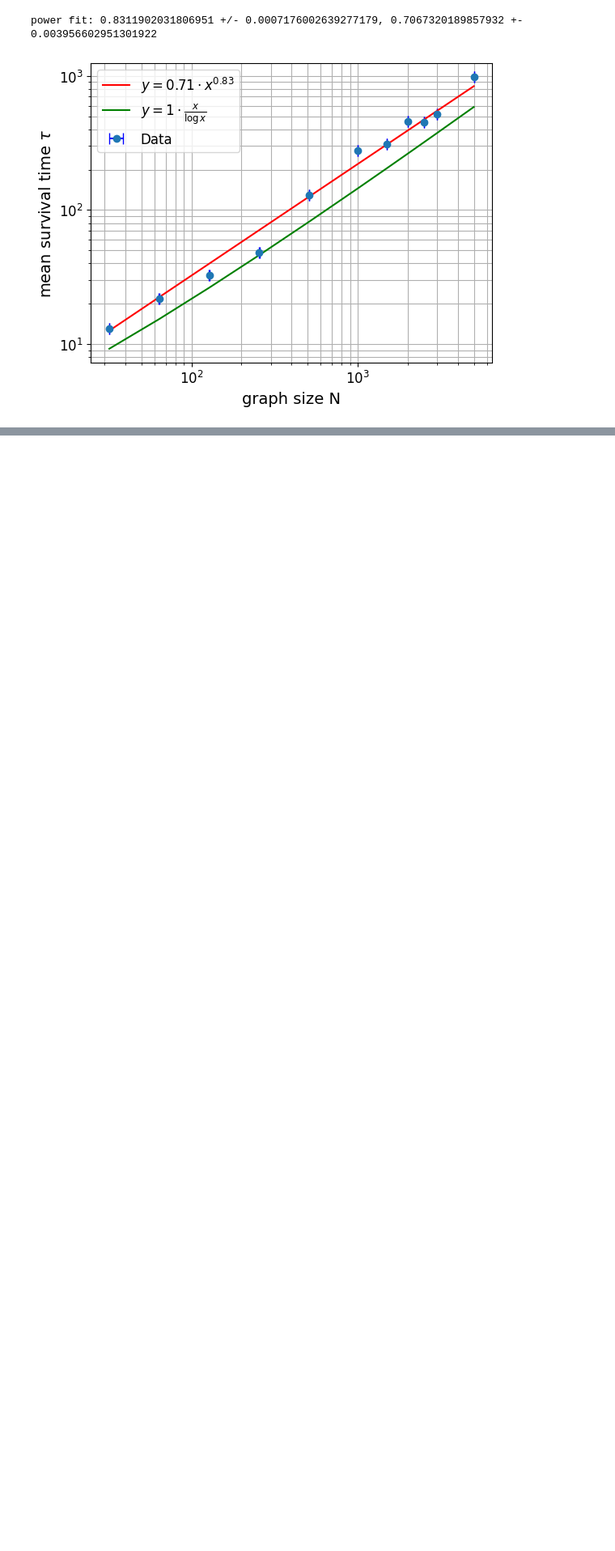
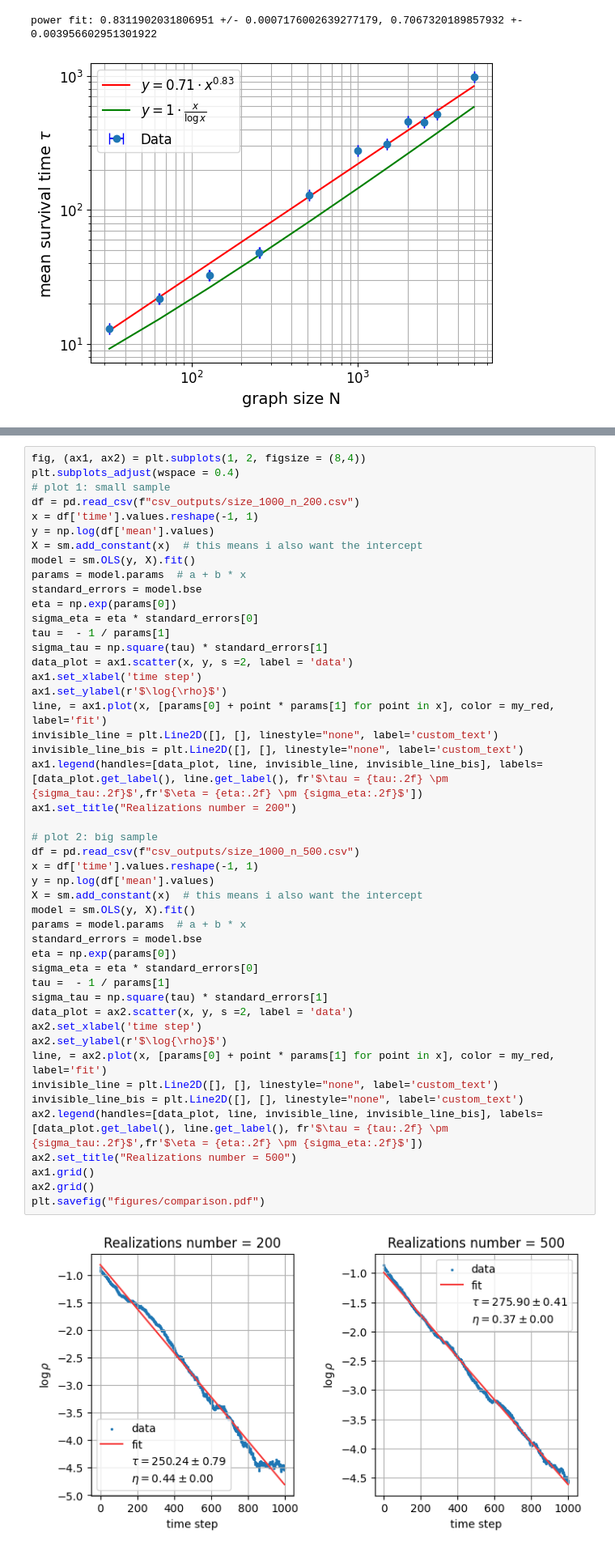
Before and after one commit to miriamzara/ComplexNet_project, a Jupyter notebook: project_28/code/voter.ipynb, the cells around one changed output, grey strips where cells are left out. Shown at 81% size. Drawn from its saved outputs; the diff is of its cells as text; blank space fills up the shorter version.

```diff
--- a/project_28/code/voter.ipynb
+++ b/project_28/code/voter.ipynb
@@ -289,0 +302,49 @@ power fit: 0.8311902031806951 +/- 0.0007176002639277179, 0.7067320189857932 +- 0
+# %%
+fig, (ax1, ax2) = plt.subplots(1, 2, figsize = (8,4))
+plt.subplots_adjust(wspace = 0.4)
+# plot 1: small sample
+df = pd.read_csv(f"csv_outputs/size_1000_n_200.csv")
+x = df['time'].values.reshape(-1, 1)
+y = np.log(df['mean'].values)
+X = sm.add_constant(x)  # this means i also want the intercept
+model = sm.OLS(y, X).fit()
+params = model.params  # a + b * x
+standard_errors = model.bse
+eta = np.exp(params[0])
+sigma_eta = eta * standard_errors[0]
+tau =  - 1 / params[1]
+sigma_tau = np.square(tau) * standard_errors[1]
+data_plot = ax1.scatter(x, y, s =2, label = 'data')
+ax1.set_xlabel('time step')
+ax1.set_ylabel(r'$\log{\rho}$')
+line, = ax1.plot(x, [params[0] + point * params[1] for point in x], color = my_red, label='fit')
+invisible_line = plt.Line2D([], [], linestyle="none", label='custom_text')
+invisible_line_bis = plt.Line2D([], [], linestyle="none", label='custom_text')
+ax1.legend(handles=[data_plot, line, invisible_line, invisible_line_bis], labels=[data_plot.get_label(), line.get_label(), fr'$\tau = {tau:.2f} \pm {sigma_tau:.2f}$',fr'$\eta = {eta:.2f} \pm {sigma_eta:.2f}$'])
+ax1.set_title("Realizations number = 200")
+
+# plot 2: big sample
+df = pd.read_csv(f"csv_outputs/size_1000_n_500.csv")
+x = df['time'].values.reshape(-1, 1)
+y = np.log(df['mean'].values)
+X = sm.add_constant(x)  # this means i also want the intercept
+model = sm.OLS(y, X).fit()
+params = model.params  # a + b * x
+standard_errors = model.bse
+eta = np.exp(params[0])
+sigma_eta = eta * standard_errors[0]
+tau =  - 1 / params[1]
+sigma_tau = np.square(tau) * standard_errors[1]
+data_plot = ax2.scatter(x, y, s =2, label = 'data')
+ax2.set_xlabel('time step')
+ax2.set_ylabel(r'$\log{\rho}$')
+line, = ax2.plot(x, [params[0] + point * params[1] for point in x], color = my_red, label='fit')
+invisible_line = plt.Line2D([], [], linestyle="none", label='custom_text')
+invisible_line_bis = plt.Line2D([], [], linestyle="none", label='custom_text')
+ax2.legend(handles=[data_plot, line, invisible_line, invisible_line_bis], labels=[data_plot.get_label(), line.get_label(), fr'$\tau = {tau:.2f} \pm {sigma_tau:.2f}$',fr'$\eta = {eta:.2f} \pm {sigma_eta:.2f}$'])
+ax2.set_title("Realizations number = 500")
+ax1.grid()
+ax2.grid()
+plt.savefig("figures/comparison.pdf")
+# %% [output]
+[figure, added]
```
Also changed, not shown: parts of 2 cells of this notebook, 6 other files.
